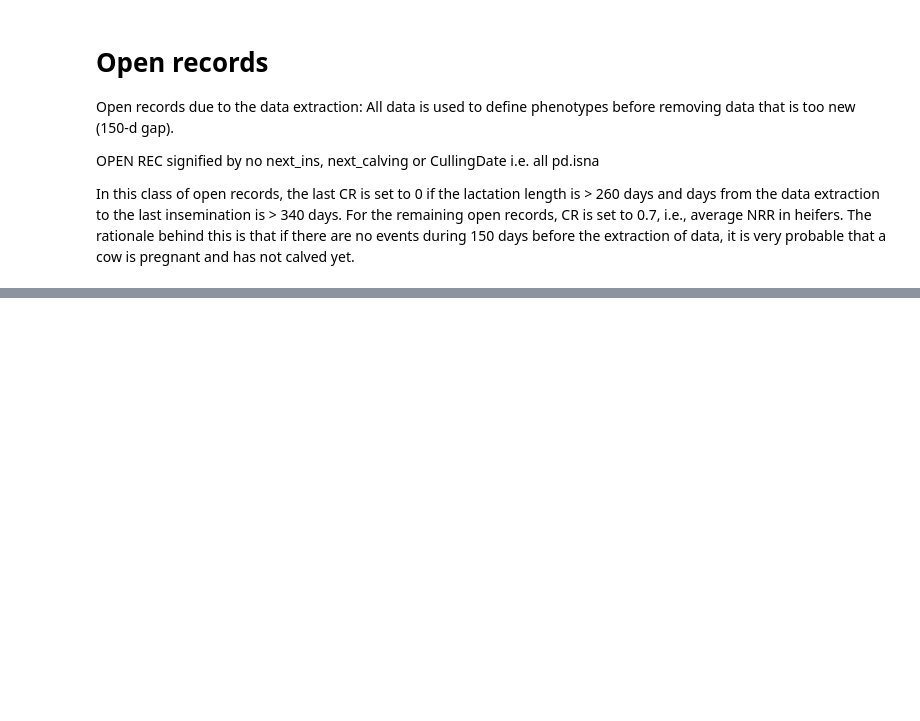
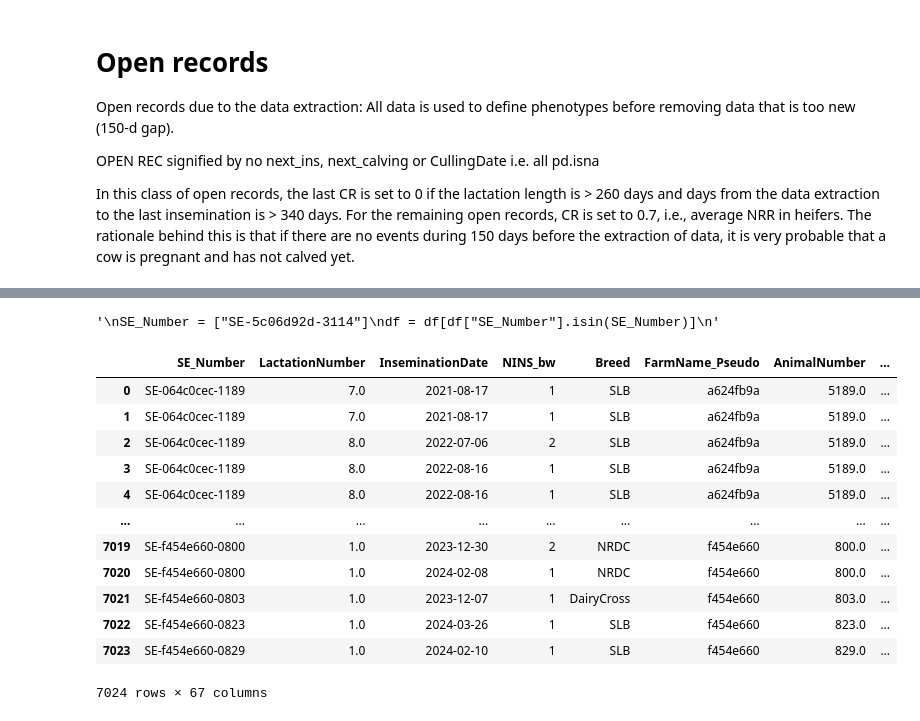
Before and after one commit to pgullstrand/Gigacow-tools, a Jupyter notebook: Projects/HeatStressEvaluation/DataPreprocessing/FertilityTraits.ipynb, the cells around one changed output, grey strips where cells are left out. Cells and saved outputs as stored; diff of their text form; code cells hidden in the pictures; blank space fills up the shorter version.

```diff
--- a/Projects/HeatStressEvaluation/DataPreprocessing/FertilityTraits.ipynb
+++ b/Projects/HeatStressEvaluation/DataPreprocessing/FertilityTraits.ipynb
@@ -1294,0 +1360,8 @@ df.to_csv("../Data/CowData/fertilityDF.csv", index=False)
+# %%
+# Aggregate THI data to mean value per day
+df_THI = df_THI.groupby(['SE_Number', 'LactationNumber', 'StartDate']).agg({
+    'THI_adj': 'mean'
+}).reset_index()
+
+df_THI.rename(columns={'THI_adj': 'MeanTHI_adj'}, inplace=True)
+df_THI
@@ -1294,0 +1484,12 @@ df.to_csv("../Data/CowData/fertilityDF.csv", index=False)
+# %%
+df_result["InseminationDate"] = pd.to_datetime(df_result["InseminationDate"])
+
+# Summarize HS into HeatStress indicator (i.e. if experiencing heat stress conditions on any day within -7 to +7 interval of insemination, HeatStress = 1)
+hs_summary = (
+    df_result.groupby(["SE_Number", "LactationNumber", "InseminationDate"])["HS"]
+    .sum()
+    .reset_index()
+    .rename(columns={"HS": "HS_sum"})
+)
+
+hs_summary
@@ -1294,0 +1510,41 @@ df.to_csv("../Data/CowData/fertilityDF.csv", index=False)
+# %%
+df = pd.read_csv("../Data/CowData/fertilityDF.csv", low_memory=False)
+
+"""
+SE_Number = ["SE-5c06d92d-3114"]
+df = df[df["SE_Number"].isin(SE_Number)]
+"""
+# %% [output]
+'\nSE_Number = ["SE-5c06d92d-3114"]\ndf = df[df["SE_Number"].isin(SE_Number)]\n'
+# %%
+# Define the thermalstress function
+def thermalstress(row):
+    if row["HS_sum"] >= 1:
+        return 1
+    else:
+        return 0
+
+
+# Apply the thermalstress function
+hs_summary["HeatStress"] = hs_summary.apply(thermalstress, axis=1)
+
+df["InseminationDate"] = pd.to_datetime(df["InseminationDate"])
+hs_summary["InseminationDate"] = pd.to_datetime(hs_summary["InseminationDate"])
+
+# Merge the summarized data with the original DataFrame
+fert_THI = pd.merge(df, hs_summary, on=["SE_Number", "LactationNumber", "InseminationDate"], how="left")
+fert_THI
+# %% [output]
+|  | SE_Number | LactationNumber | InseminationDate | NINS_bw | Breed | FarmName_Pseudo | AnimalNumber | ... |
+| 0 | SE-064c0cec-1189 | 7.0 | 2021-08-17 | 1 | SLB | a624fb9a | 5189.0 | ... |
+| 1 | SE-064c0cec-1189 | 7.0 | 2021-08-17 | 1 | SLB | a624fb9a | 5189.0 | ... |
+| 2 | SE-064c0cec-1189 | 8.0 | 2022-07-06 | 2 | SLB | a624fb9a | 5189.0 | ... |
+| 3 | SE-064c0cec-1189 | 8.0 | 2022-08-16 | 1 | SLB | a624fb9a | 5189.0 | ... |
+| 4 | SE-064c0cec-1189 | 8.0 | 2022-08-16 | 1 | SLB | a624fb9a | 5189.0 | ... |
+| ... | ... | ... | ... | ... | ... | ... | ... | ... |
+| 7019 | SE-f454e660-0800 | 1.0 | 2023-12-30 | 2 | NRDC | f454e660 | 800.0 | ... |
+| 7020 | SE-f454e660-0800 | 1.0 | 2024-02-08 | 1 | NRDC | f454e660 | 800.0 | ... |
+| 7021 | SE-f454e660-0803 | 1.0 | 2023-12-07 | 1 | DairyCross | f454e660 | 803.0 | ... |
+| 7022 | SE-f454e660-0823 | 1.0 | 2024-03-26 | 1 | SLB | f454e660 | 823.0 | ... |
+| 7023 | SE-f454e660-0829 | 1.0 | 2024-02-10 | 1 | SLB | f454e660 | 829.0 | ... |
+7024 rows × 67 columns
```
Also changed, not shown: parts of 13 cells of this notebook.
